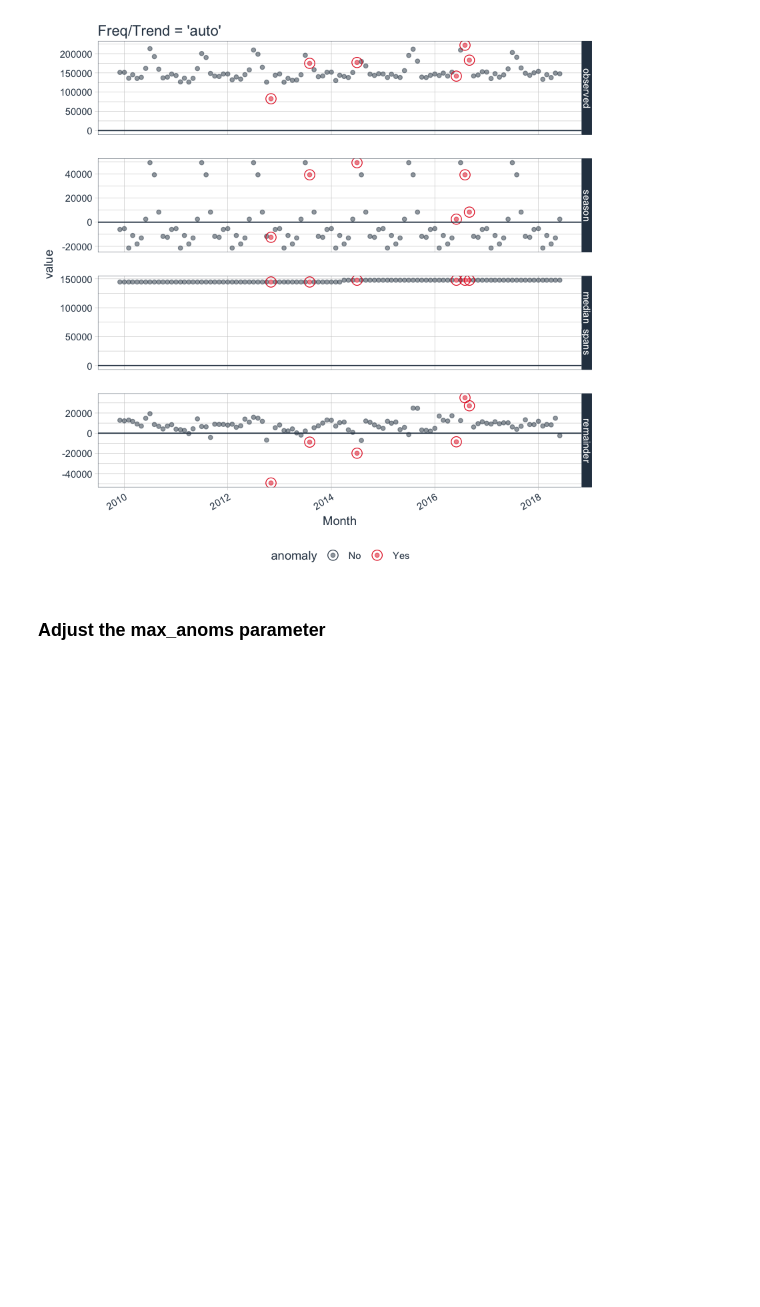
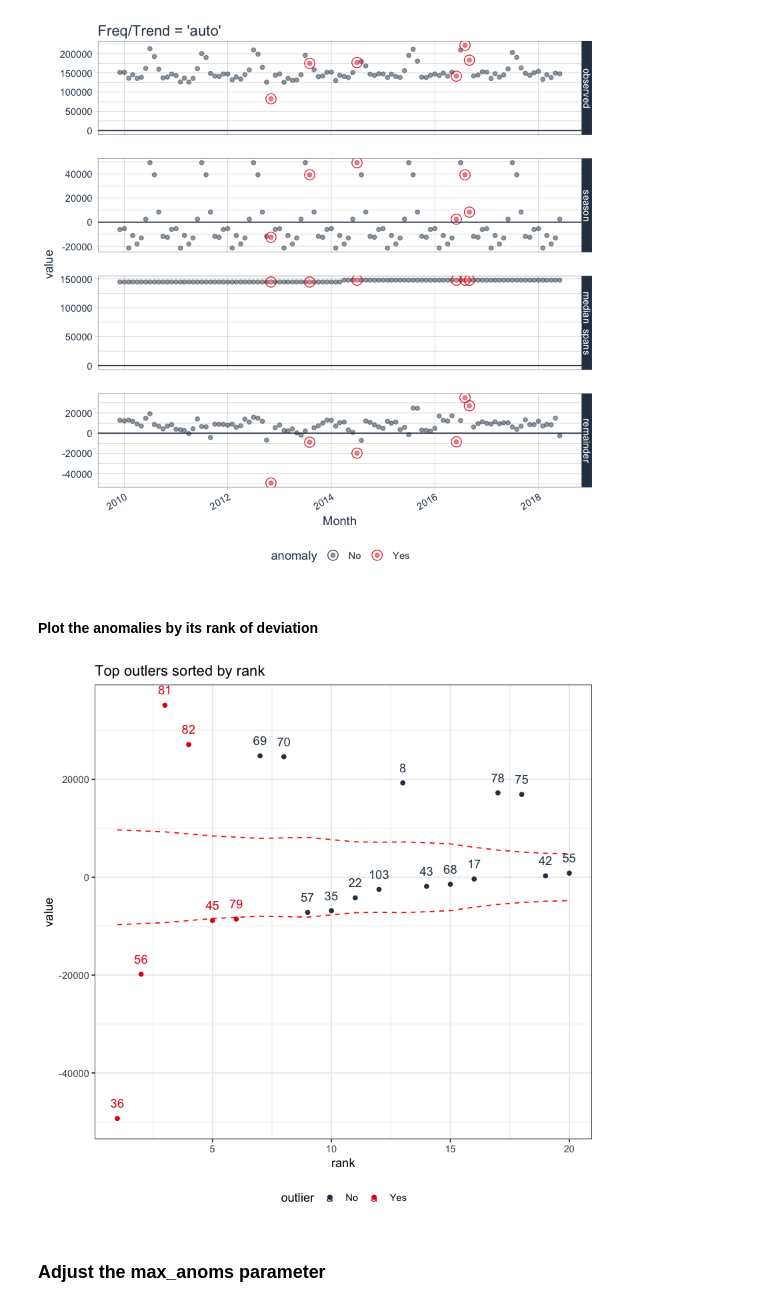
Before and after one commit to jasonfeiwang/Anomaly-Detectors, a Jupyter notebook: src/r/Time_Series_Decomposition_R.ipynb, the cells around one changed output. Drawn from its saved outputs; the diff is of its cells as text; code cells hidden in the pictures; blank space fills up the shorter version.

```diff
--- a/src/r/Time_Series_Decomposition_R.ipynb
+++ b/src/r/Time_Series_Decomposition_R.ipynb
@@ -108,6 +132,15 @@ p1 <- ts_anomalized %>%
 p1
 # %% [output]
 [figure]
+# %% [markdown]
+#### Plot the anomalies by its rank of deviation
+# %%
+outliers <- gesd(ts_anomalized$remainder, alpha = 0.05, max_anoms = 0.2, verbose = TRUE)$outlier_report
+outliers %>%
+    ggsetup() +
+    ggtitle("Top outlers sorted by rank")
+# %% [output]
+[figure, added]
 # %% [markdown]
 ### Adjust the max_anoms parameter
 # %% [markdown]
```
Also changed, not shown: parts of 65 cells of this notebook, 8 other files.
